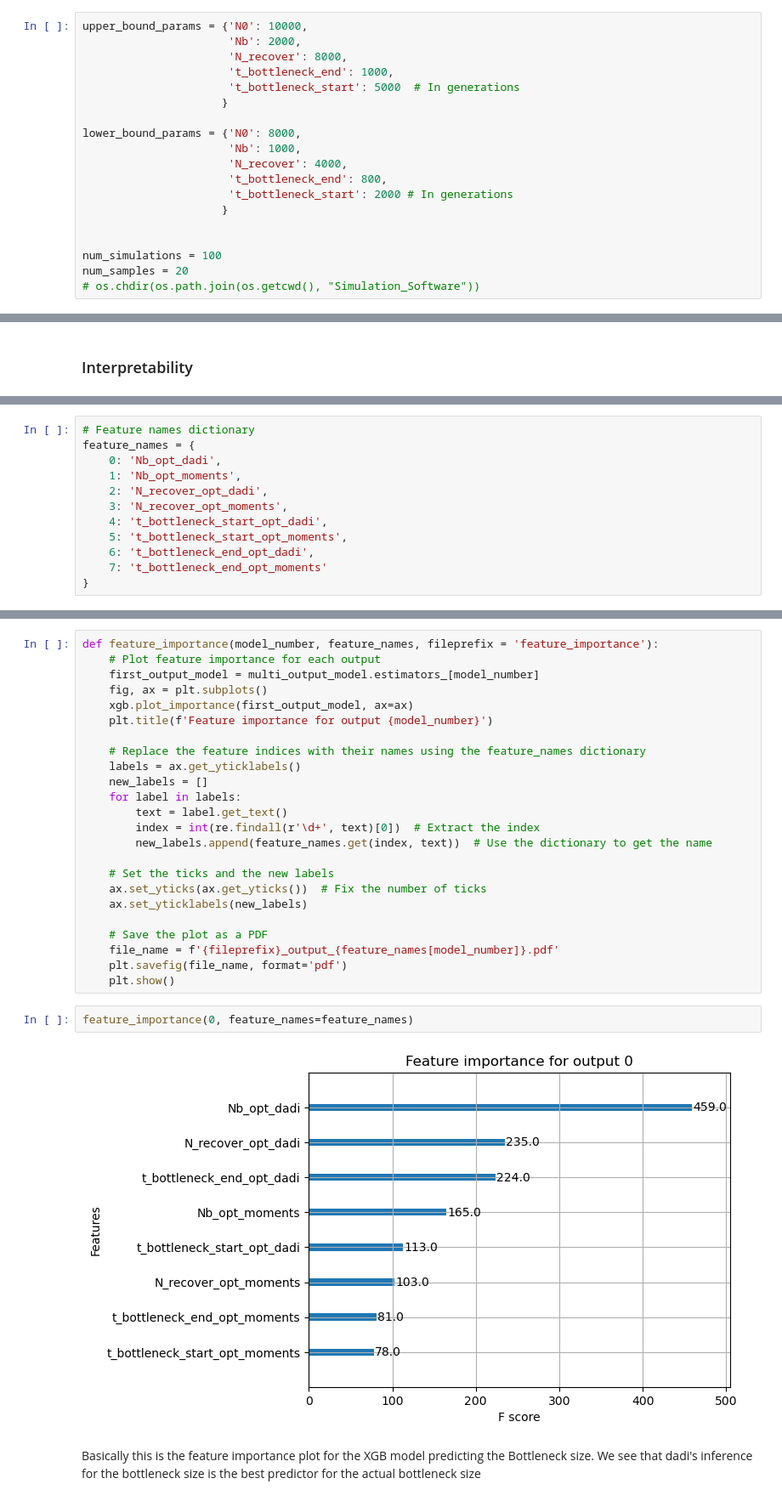
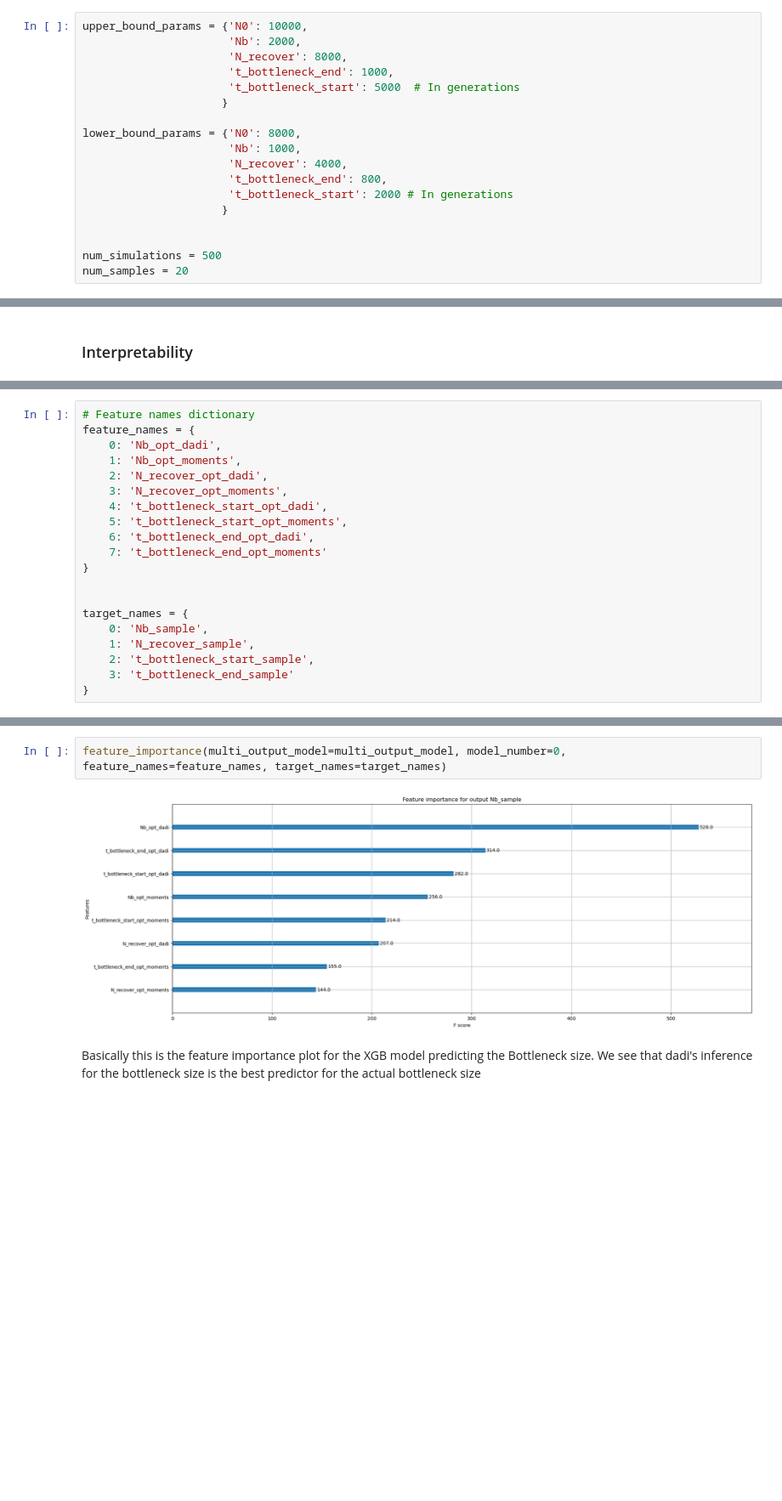
Before and after one commit to ak1376/Demographic_Inference, a Jupyter notebook: bottleneck.ipynb, the cells around one changed output, grey strips where cells are left out. Shown at 85% size. Cells and saved outputs as stored; diff of their text form; blank space fills up the shorter version.

```diff
--- a/bottleneck.ipynb
+++ b/bottleneck.ipynb
@@ -126,6 +35,5 @@ lower_bound_params = {'N0': 8000,
                      }
 
 
-num_simulations = 100
+num_simulations = 500
 num_samples = 20
-# os.chdir(os.path.join(os.getcwd(), "Simulation_Software"))
@@ -723,3 +223,11 @@ feature_names = {
     6: 't_bottleneck_end_opt_dadi',
     7: 't_bottleneck_end_opt_moments'
 }
+
+
+target_names = {
+    0: 'Nb_sample',
+    1: 'N_recover_sample',
+    2: 't_bottleneck_start_sample',
+    3: 't_bottleneck_end_sample'
+}
@@ -728,31 +234,7 @@ import re
-# %%
-def feature_importance(model_number, feature_names, fileprefix = 'feature_importance'):
-    # Plot feature importance for each output
-    first_output_model = multi_output_model.estimators_[model_number]
-    fig, ax = plt.subplots()
-    xgb.plot_importance(first_output_model, ax=ax)
-    plt.title(f'Feature importance for output {model_number}')
-
-    # Replace the feature indices with their names using the feature_names dictionary
-    labels = ax.get_yticklabels()
-    new_labels = []
-    for label in labels:
-        text = label.get_text()
-        index = int(re.findall(r'\d+', text)[0])  # Extract the index
-        new_labels.append(feature_names.get(index, text))  # Use the dictionary to get the name
-
-    # Set the ticks and the new labels
-    ax.set_yticks(ax.get_yticks())  # Fix the number of ticks
-    ax.set_yticklabels(new_labels)
-
-    # Save the plot as a PDF
-    file_name = f'{fileprefix}_output_{feature_names[model_number]}.pdf'
-    plt.savefig(file_name, format='pdf')
-    plt.show()
 # %%
-feature_importance(0, feature_names=feature_names)
+feature_importance(multi_output_model=multi_output_model, model_number=0, feature_names=feature_names, target_names=target_names)
 # %% [output]
-[figure, old version]
+[figure, new version]
 # %% [markdown]
 Basically this is the feature importance plot for the XGB model predicting the Bottleneck size. We see that dadi's inference for the bottleneck size is the best predictor for the actual bottleneck size
 # %%
```
Also changed, not shown: parts of 49 cells of this notebook, 22 other files.
